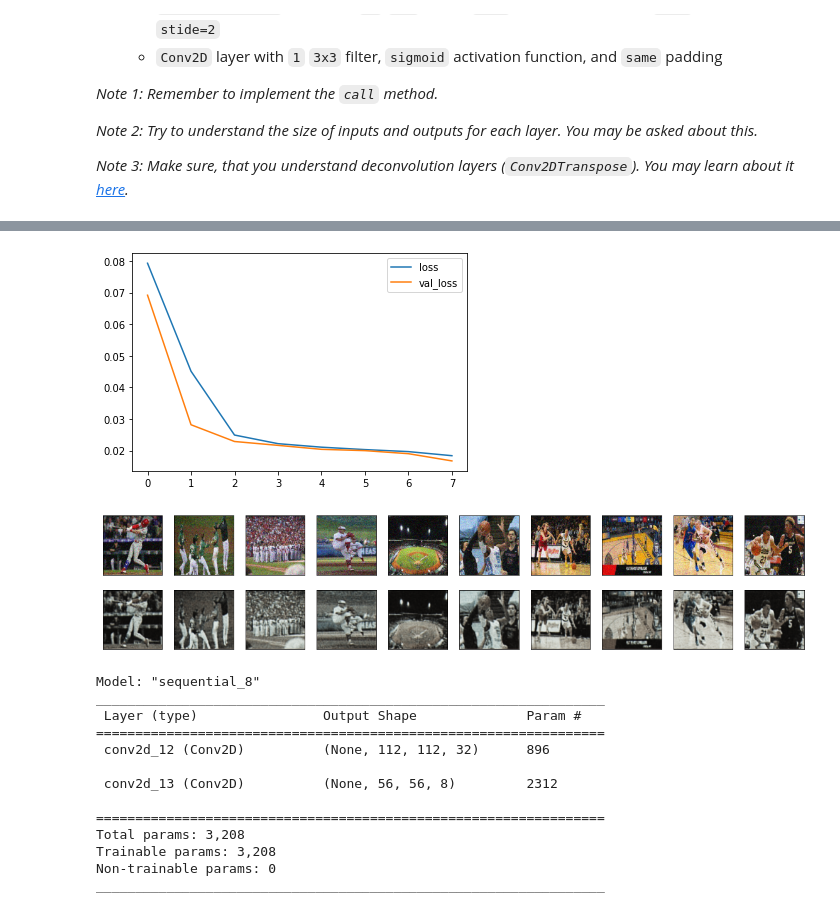
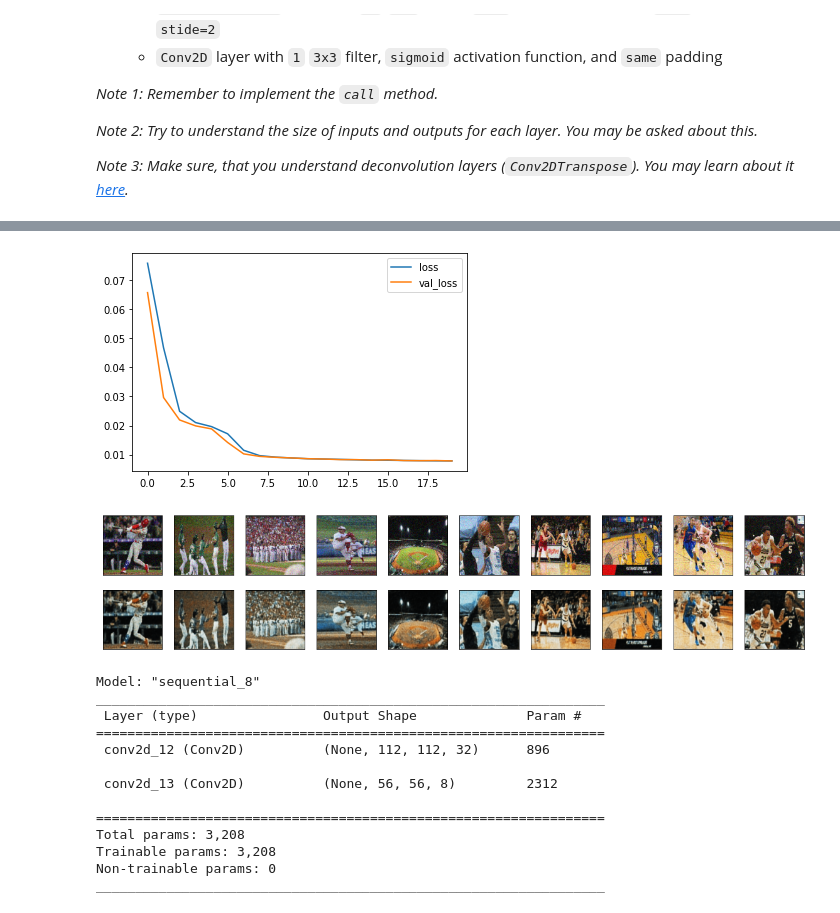
Before and after one commit to Snive6/DeepLearningClasses1, a Jupyter notebook: Autoencoders/Autoencoders-homework.ipynb, the cells around one changed output, grey strips where cells are left out. Saved outputs shown, nothing was run; the diff lists cells and outputs as text; code cells hidden in the pictures.

```diff
--- a/Autoencoders/Autoencoders-homework.ipynb
+++ b/Autoencoders/Autoencoders-homework.ipynb
@@ -192,7 +192,7 @@ class Denoise(Model):
 autoencoder = Denoise()
 autoencoder.compile(optimizer='adam', loss=losses.MeanSquaredError())
 history = autoencoder.fit(x_train_noisy, x_train,
-                epochs=8,
+                epochs=20,
                 shuffle=True,
                 validation_data=(x_test_noisy, x_test))
 plot_history(history)
@@ -216,4 +217,4 @@ Epoch 8/8
-[figure, old version]
+[figure, new version]
 # %%
 # history = autoencoder.fit(x_train_noisy, x_train,
 #                 epochs=10,
@@ -225,7 +226,7 @@ encoded_imgs = autoencoder.encoder(x_test_noisy).numpy()
 decoded_imgs = autoencoder.decoder(encoded_imgs).numpy()
 plot_mnist(x_test_noisy, images2 = decoded_imgs)
 # %% [output]
-[figure, old version]
+[figure, new version]
 # %%
 autoencoder.encoder.summary()
 # %% [output]
```
Also changed, not shown: parts of 3 cells of this notebook.
